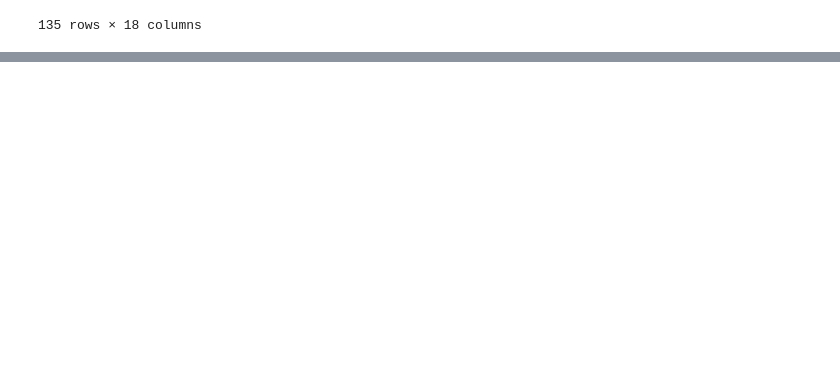
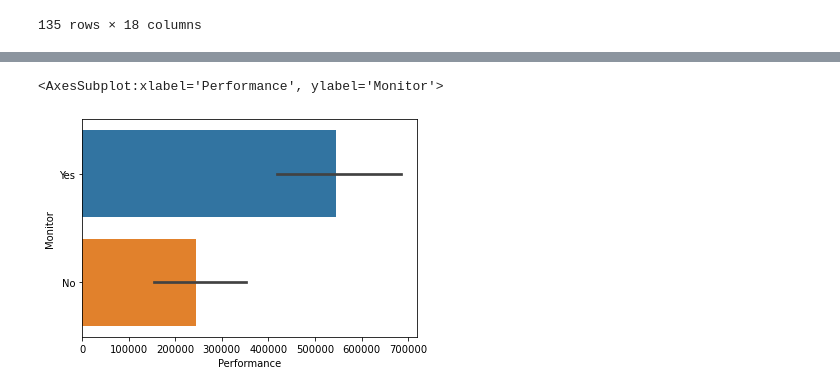
Before and after one commit to ahmadasd1234/Emergent-Energy, a Jupyter notebook: iX internship.ipynb, the cells around one changed output, grey strips where cells are left out. Drawn from its saved outputs; the diff is of its cells as text; code cells hidden in the pictures; blank space fills up the shorter version.

```diff
--- a/iX internship.ipynb
+++ b/iX internship.ipynb
@@ -345,0 +361,5 @@ sns.boxplot('Target' , 'Status', data = df2)
+# %%
+sns.barplot("Performance" , "Monitor" , data = df2)
+# %% [output]
+<AxesSubplot:xlabel='Performance', ylabel='Monitor'>
+[figure, added]
```
Also changed, not shown: parts of 32 cells of this notebook.
